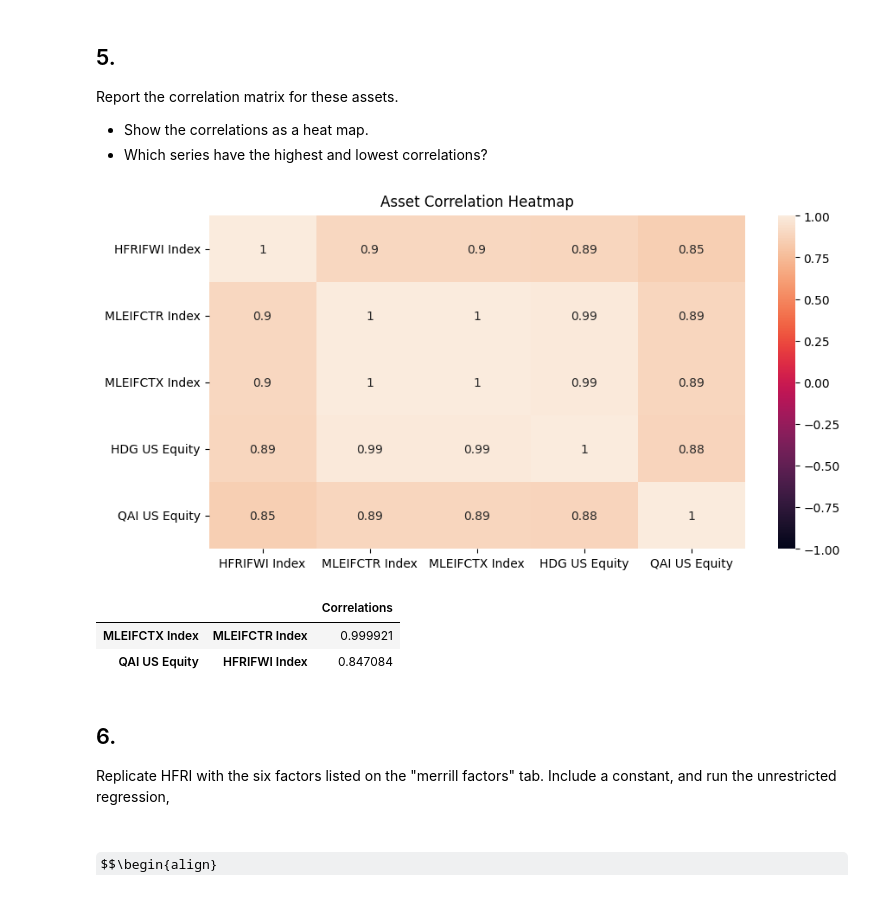
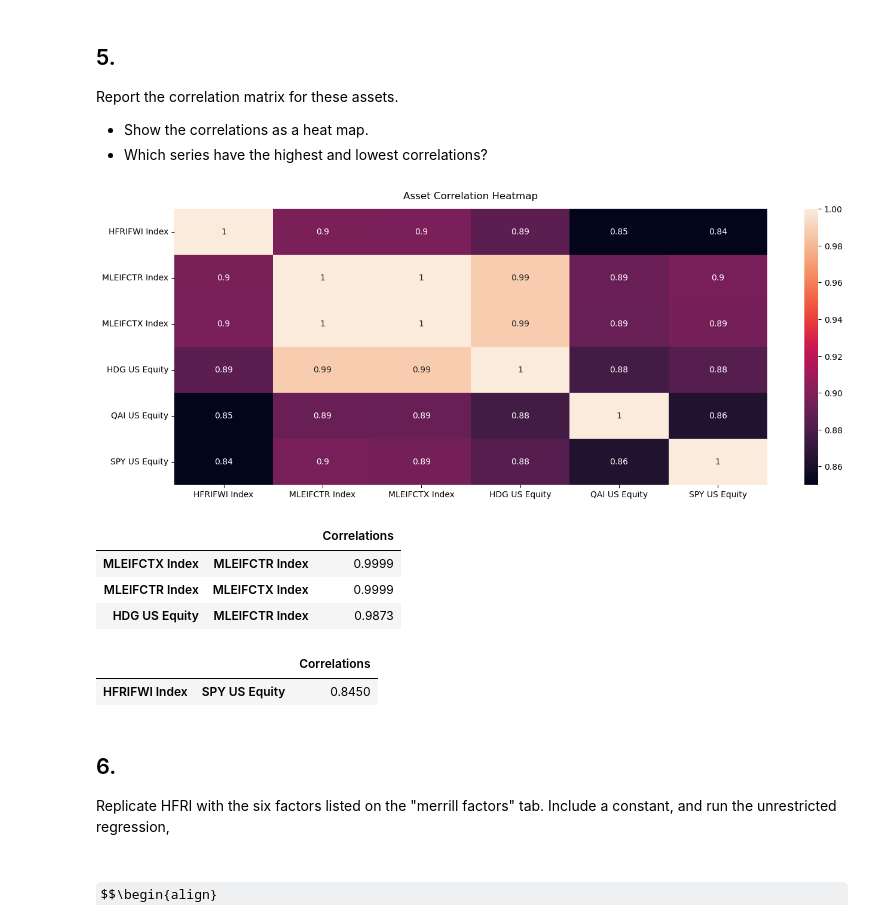
Before and after one commit to sstikhonov/Uchicago_PortfolioRiskManagement, a Jupyter notebook: homework/Homework 2.ipynb, the cells around one changed output. Saved outputs shown, nothing was run; the diff lists cells and outputs as text; code cells hidden in the pictures; some formulas as TeX source.

```diff
--- a/homework/Homework 2.ipynb
+++ b/homework/Homework 2.ipynb
@@ -69,0 +106,6 @@ import matplotlib.pyplot as plt
+# %%
+_DATA_DIR = r'C:\Users\Neil2\Desktop\mpp/FINM port\data'
+file_path = f'{_DATA_DIR}/proshares_analysis_data.xlsx'
+hf_data = pd.read_excel(file_path, sheet_name = 'hedge_fund_series', index_col = 0)
+hf_data.index.name = 'date'
+hf_data.head()
@@ -69,0 +120,4 @@ import matplotlib.pyplot as plt
+# %%
+merrill = pd.read_excel(file_path,sheet_name = 'merrill_factors', index_col = 0)
+merrill.index.name = 'date'
+merrill.head()
@@ -120,0 +153,2 @@ result_stats
+# %%
+hf_data = hf_data.merge(merrill.loc[:,['SPY US Equity']], left_index = True, right_index = True)
@@ -285,24 +302,29 @@ As a result, HDG, MLEIFCTR, MLEIFCTX do not capture the most notable properties
 Report the correlation matrix for these assets.
 * Show the correlations as a heat map.
 * Which series have the highest and lowest correlations?
+# %%
+asset_corr = hf_data.corr()
 # %%
-asset_corr = data_hf.corr()
-plt.figure(figsize = (10,5))
-heatmap = sns.heatmap(asset_corr, vmin = -1, vmax = 1, annot = True)
-heatmap.set_title('Asset Correlation Heatmap', fontdict={'fontsize': 12}, pad = 8);
+sorted_corr = asset_corr.unstack().sort_values().to_frame('Correlations')
+sorted_corr = sorted_corr[sorted_corr['Correlations'] != 1]
+
+plt.figure(figsize=(16, 6))
+heatmap = sns.heatmap(asset_corr, vmin=0.85, vmax=1, annot=True)
+heatmap.set_title('Asset Correlation Heatmap', fontdict={'fontsize':12}, pad=12);
 # %% [output]
-[figure, old version]
+[figure, new version]
-# %%
-sorted_corr = asset_corr.unstack().sort_values().to_frame('Correlations')
-sorted_corr = sorted_corr[sorted_corr['Correlations'] != 1]
-
-max_corr = sorted_corr.nlargest(1, 'Correlations')
-min_corr = sorted_corr.nsmallest(1, 'Correlations')
-pd.concat([max_corr, min_corr])
-# %% [output]
-|  |  | Correlations |
-| MLEIFCTX Index | MLEIFCTR Index | 0.999921 |
-| QAI US Equity | HFRIFWI Index | 0.847084 |
+# %%
+sorted_corr.nlargest(3,'Correlations')
+# %% [output]
+|  |  | Correlations |
+| MLEIFCTX Index | MLEIFCTR Index | 0.9999 |
+| MLEIFCTR Index | MLEIFCTX Index | 0.9999 |
+| HDG US Equity | MLEIFCTR Index | 0.9873 |
+# %%
+sorted_corr.nsmallest(1, 'Correlations')
+# %% [output]
+|  |  | Correlations |
+| HFRIFWI Index | SPY US Equity | 0.8450 |
 # %% [markdown]
 ## 6.
 
```
Also changed, not shown: parts of 71 cells of this notebook.
